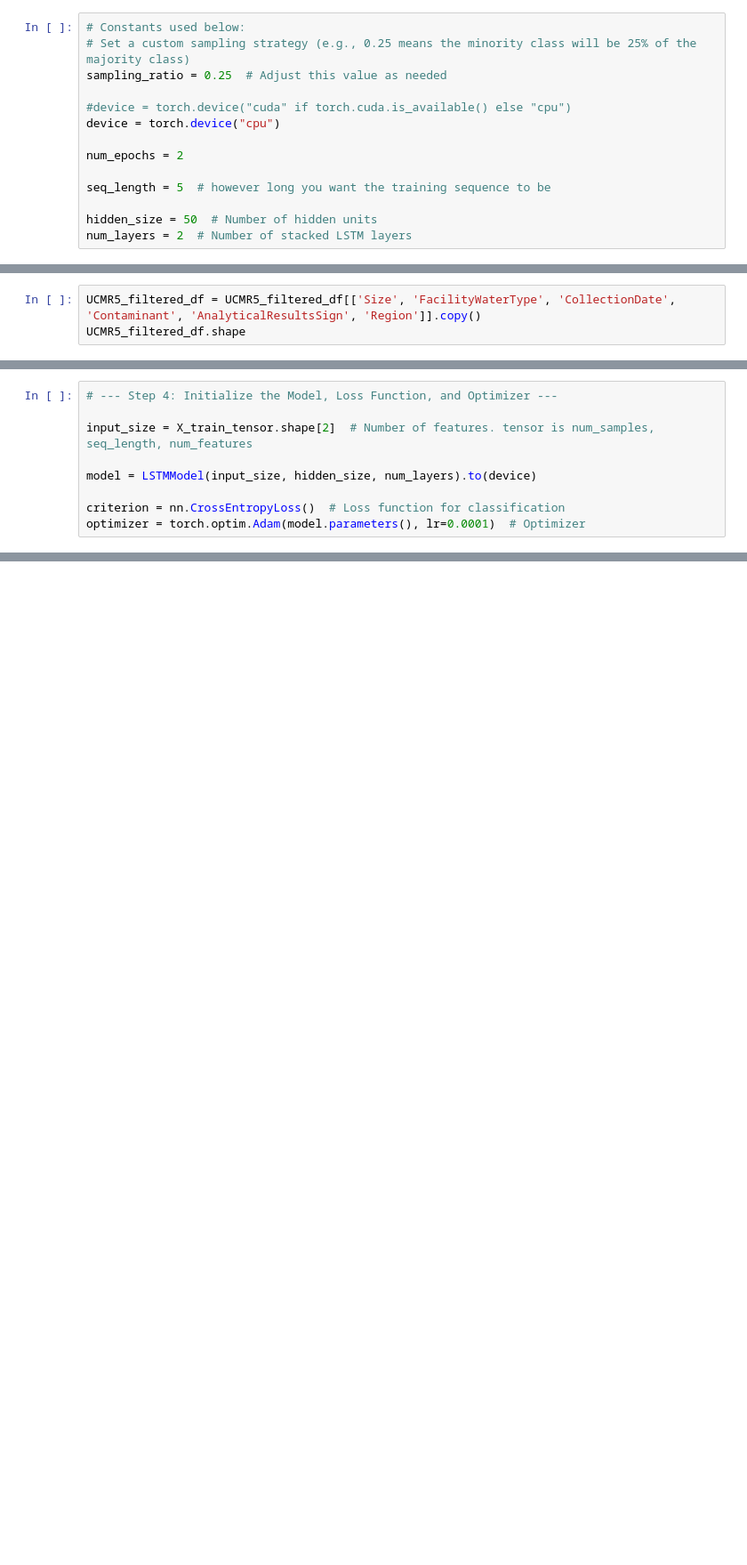
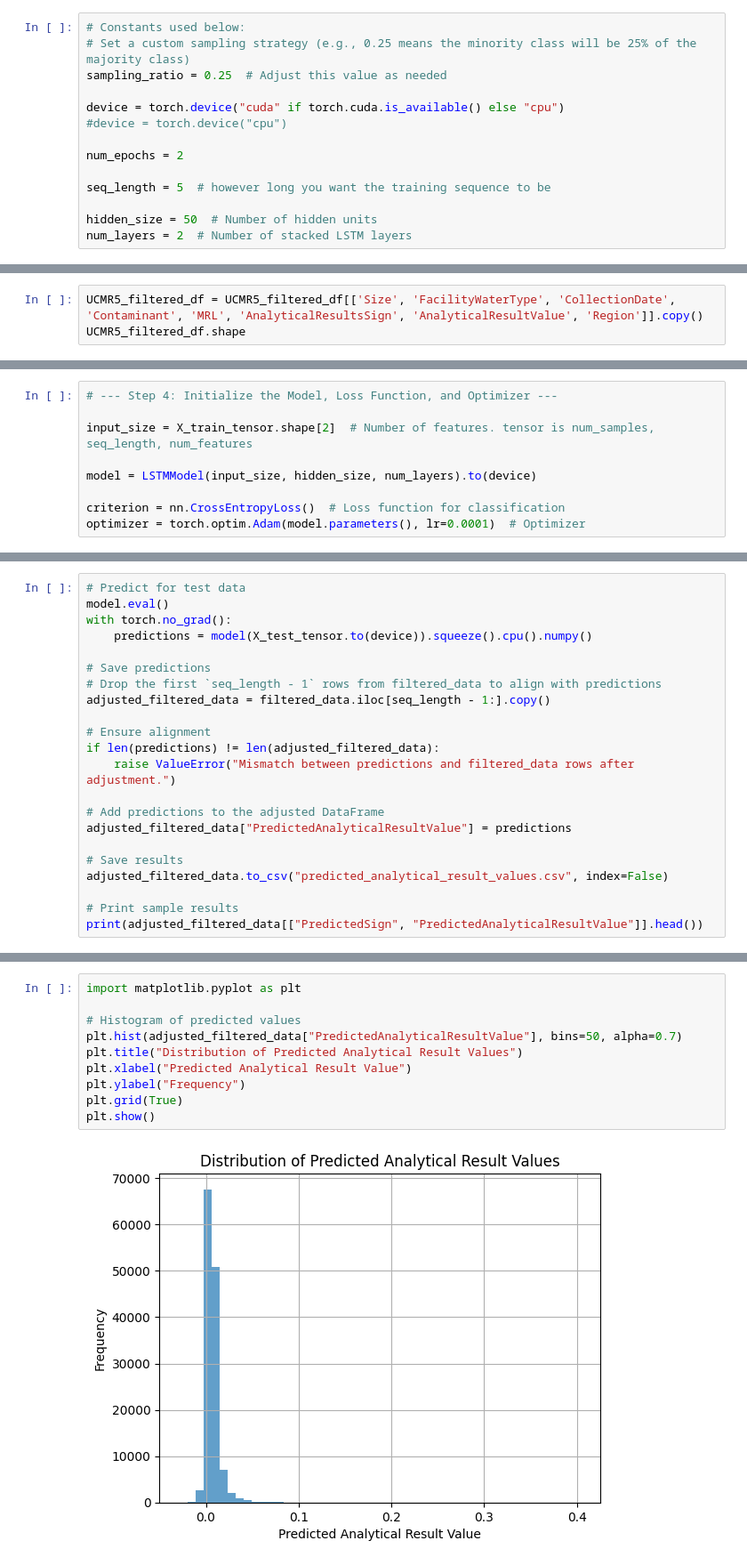
Before and after one commit to Christopher-Mao/AI-Practicum, a Jupyter notebook: Newer_LSTM.ipynb, the cells around one changed output, grey strips where cells are left out. Shown at 89% size. Cells and saved outputs as stored; diff of their text form; blank space fills up the shorter version.

```diff
--- a/Newer_LSTM.ipynb
+++ b/Newer_LSTM.ipynb
@@ -13,8 +13,8 @@ from sklearn.metrics import mean_absolute_error, mean_squared_error
 # Set a custom sampling strategy (e.g., 0.25 means the minority class will be 25% of the majority class)
 sampling_ratio = 0.25  # Adjust this value as needed
 
-#device = torch.device("cuda" if torch.cuda.is_available() else "cpu")
-device = torch.device("cpu")
+device = torch.device("cuda" if torch.cuda.is_available() else "cpu")
+#device = torch.device("cpu")
 
 num_epochs = 2
 
@@ -59,6 +55,6 @@ print(UCMR5_filtered_df.shape)
 (1133967, 24)
 (1095477, 24)
 # %%
-UCMR5_filtered_df = UCMR5_filtered_df[['Size', 'FacilityWaterType', 'CollectionDate', 'Contaminant', 'AnalyticalResultsSign', 'Region']].copy()
+UCMR5_filtered_df = UCMR5_filtered_df[['Size', 'FacilityWaterType', 'CollectionDate', 'Contaminant', 'MRL', 'AnalyticalResultsSign', 'AnalyticalResultValue', 'Region']].copy()
 UCMR5_filtered_df.shape
 # %% [output]
@@ -366,0 +529,22 @@ Confusion Matrix:
+# %%
+# Predict for test data
+model.eval()
+with torch.no_grad():
+    predictions = model(X_test_tensor.to(device)).squeeze().cpu().numpy()
+
+# Save predictions
+# Drop the first `seq_length - 1` rows from filtered_data to align with predictions
+adjusted_filtered_data = filtered_data.iloc[seq_length - 1:].copy()
+
+# Ensure alignment
+if len(predictions) != len(adjusted_filtered_data):
+    raise ValueError("Mismatch between predictions and filtered_data rows after adjustment.")
+
+# Add predictions to the adjusted DataFrame
+adjusted_filtered_data["PredictedAnalyticalResultValue"] = predictions
+
+# Save results
+adjusted_filtered_data.to_csv("predicted_analytical_result_values.csv", index=False)
+
+# Print sample results
+print(adjusted_filtered_data[["PredictedSign", "PredictedAnalyticalResultValue"]].head())
@@ -366,0 +558,12 @@ Confusion Matrix:
+# %%
+import matplotlib.pyplot as plt
+
+# Histogram of predicted values
+plt.hist(adjusted_filtered_data["PredictedAnalyticalResultValue"], bins=50, alpha=0.7)
+plt.title("Distribution of Predicted Analytical Result Values")
+plt.xlabel("Predicted Analytical Result Value")
+plt.ylabel("Frequency")
+plt.grid(True)
+plt.show()
+# %% [output]
+[figure, added]
```
Also changed, not shown: parts of 12 cells of this notebook.
